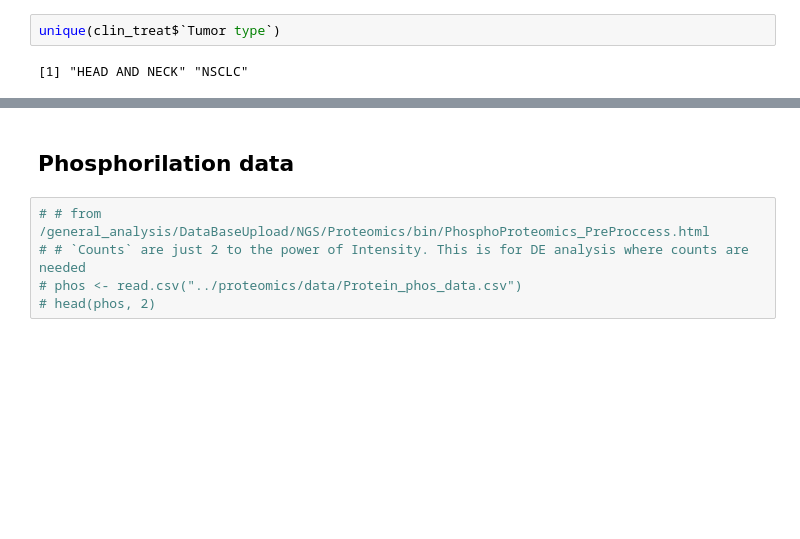
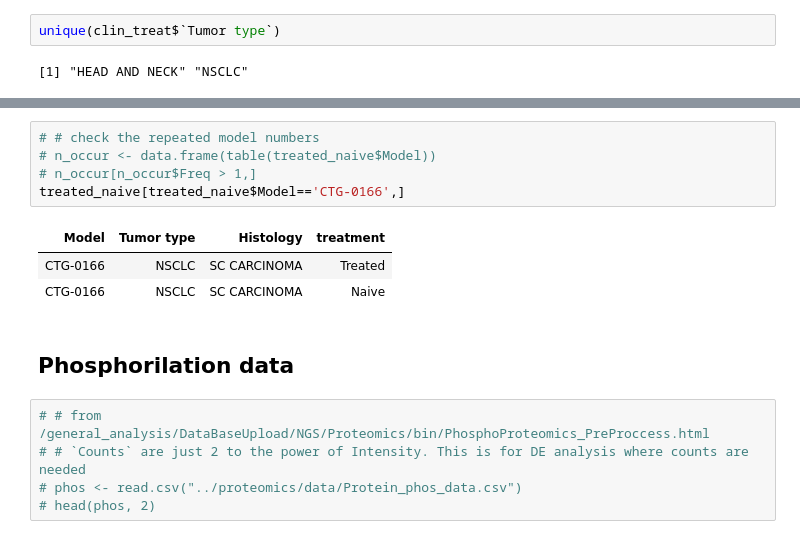
Before and after one commit to liorbey/lumin-workstation-materials, a Jupyter notebook: proteomics_data.ipynb, the cells around one changed output, grey strips where cells are left out. Drawn from its saved outputs; the diff is of its cells as text; blank space fills up the shorter version.

```diff
--- a/proteomics_data.ipynb
+++ b/proteomics_data.ipynb
@@ -253,3 +309,12 @@ unique(clin_treat$`Tumor type`)
+# %%
+# # check the repeated model numbers
+# n_occur <- data.frame(table(treated_naive$Model))
+# n_occur[n_occur$Freq > 1,]
+treated_naive[treated_naive$Model=='CTG-0166',]
+# %% [output]
+| Model | Tumor type | Histology | treatment |
+| CTG-0166 | NSCLC | SC CARCINOMA | Treated |
+| CTG-0166 | NSCLC | SC CARCINOMA | Naive |
 # %% [markdown]
 ## Phosphorilation data
 # %%
```
Also changed, not shown: parts of 13 cells of this notebook.
